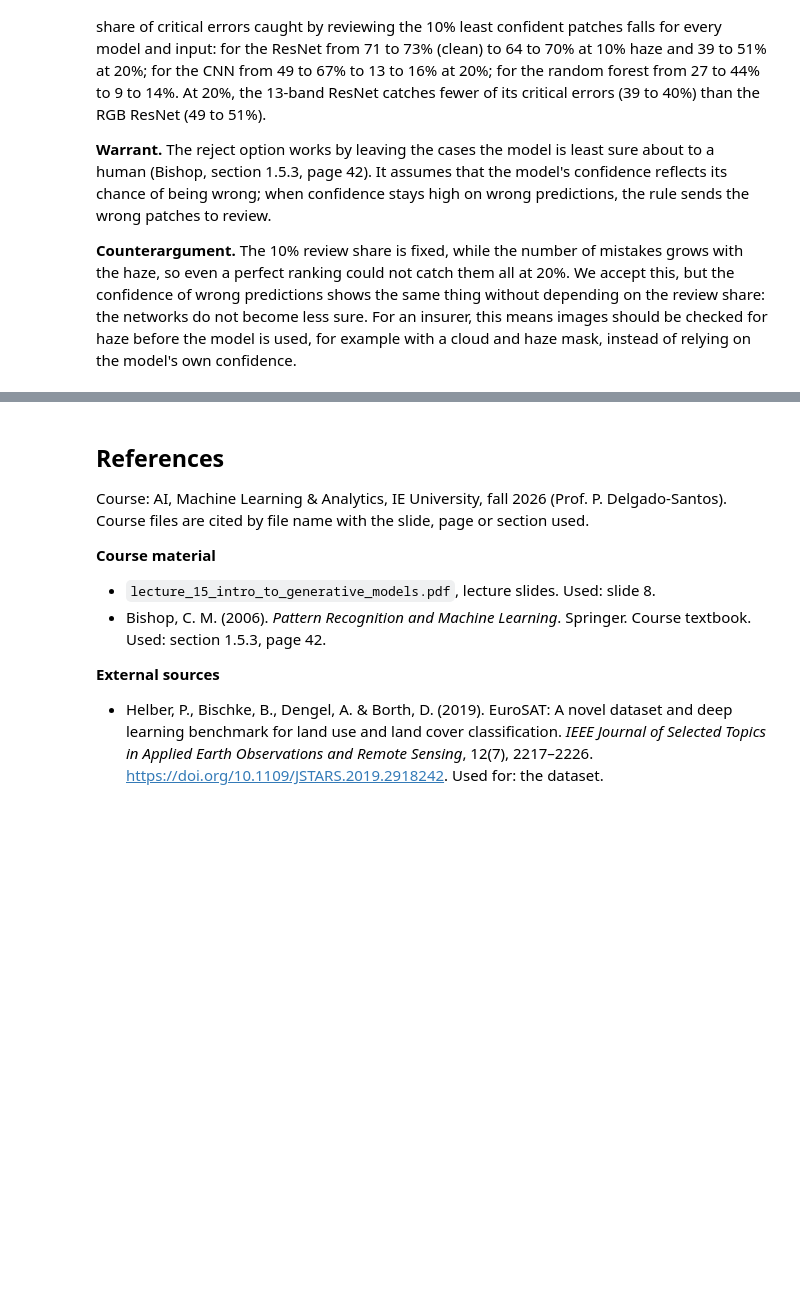
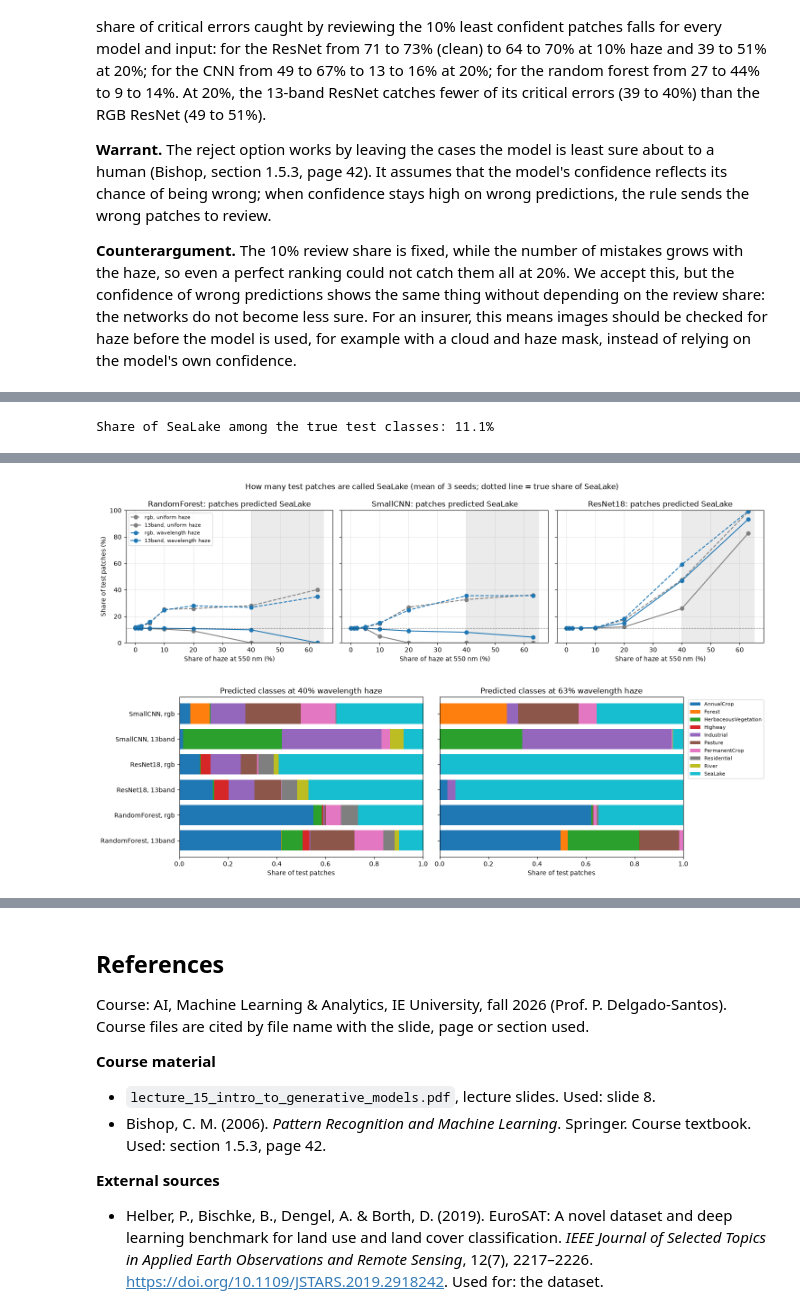
Before and after one commit to estellearnander/piece_of_crop, a Jupyter notebook: notebooks/07_haze.ipynb, the cells around one changed output, grey strips where cells are left out. Saved outputs shown, nothing was run; the diff lists cells and outputs as text; code cells hidden in the pictures; blank space fills up the shorter version.

Commit message:
Notebook 07 section 8: where hazy patches go and the SeaLake check; prototype SeaLake option

```diff
--- a/notebooks/07_haze.ipynb
+++ b/notebooks/07_haze.ipynb
@@ -482,0 +558,48 @@ plt.show()
+# %%
+# read the saved results, so this part can run without the cell above
+haze_destinations = pd.read_csv(results_dir / "haze_destinations.csv")
+share_columns = [f"share_{name}" for name in CLASS_NAMES]
+colours = {"uniform": "tab:grey", "wavelength": "tab:blue"}  # as in section 4
+print(f"Share of SeaLake among the true test classes: {(y_true == SEALAKE).mean():.1%}")
+
+clean = haze_destinations[haze_destinations["profile"].eq("none")]
+destinations = pd.concat([haze_destinations[~haze_destinations["profile"].eq("none")]] + [clean.assign(profile=p) for p in PROFILES])
+shares = destinations.groupby(["model", "input", "profile", "haze_550"])[share_columns].mean()
+top = pd.DataFrame({"most_predicted": shares.idxmax(axis=1).str.replace("share_", ""),
+                    "share": shares.max(axis=1).round(3),
+                    "share_SeaLake": shares["share_SeaLake"].round(3)})
+display(top.unstack(["profile"]).reorder_levels([1, 0], axis=1).sort_index(axis=1))
+
+fig, axes = plt.subplots(1, len(MODELS), figsize=(15, 4.2), sharey=True)
+for col, model_name in enumerate(MODELS):
+    ax = axes[col]
+    for profile in PROFILES:
+        for input_type in INPUTS:
+            line = shares.loc[(model_name, input_type, profile)]["share_SeaLake"]
+            ax.plot(line.index * 100, line.values * 100, marker="o", color=colours[profile],
+                    ls="-" if input_type == "13band" else "--", label=f"{input_type}, {profile} haze")
+    ax.axhline((y_true == SEALAKE).mean() * 100, color="black", lw=0.8, ls=":")
+    ax.axvspan(40, 65, color="0.92", zorder=0)
+    ax.set(title=f"{model_name}: patches predicted SeaLake", xlabel="Share of haze at 550 nm (%)", ylim=(0, 100))
+    ax.grid(alpha=0.3)
+axes[0].set_ylabel("Share of test patches (%)")
+axes[0].legend(fontsize=8)
+fig.suptitle("How many test patches are called SeaLake (mean of 3 seeds; dotted line = true share of SeaLake)")
+fig.tight_layout()
+fig.savefig(figures_dir / "haze_sealake_share.png", dpi=150, bbox_inches="tight")
+plt.show()
+
+# all classes at the two heaviest levels, wavelength haze
+fig, axes = plt.subplots(1, 2, figsize=(15, 4.5), sharey=True)
+for ax, strength in zip(axes, (0.40, 0.63)):
+    table = shares.xs(("wavelength", strength), level=["profile", "haze_550"])
+    table.columns = CLASS_NAMES
+    table.index = [f"{m}, {i}" for m, i in table.index]
+    table.plot.barh(stacked=True, ax=ax, legend=False, colormap="tab10", width=0.8)
+    ax.set(title=f"Predicted classes at {strength:.0%} wavelength haze", xlabel="Share of test patches", xlim=(0, 1))
+axes[1].legend(fontsize=8, bbox_to_anchor=(1.01, 1), loc="upper left")
+fig.tight_layout()
+fig.savefig(figures_dir / "haze_predicted_classes.png", dpi=150, bbox_inches="tight")
+plt.show()
+# %% [output]
+Share of SeaLake among the true test classes: 11.1%
@@ -482,0 +625,2 @@ plt.show()
+[figure, added]
+[figure, added]
```
Also changed, not shown: parts of 11 cells of this notebook, 7 other files.
